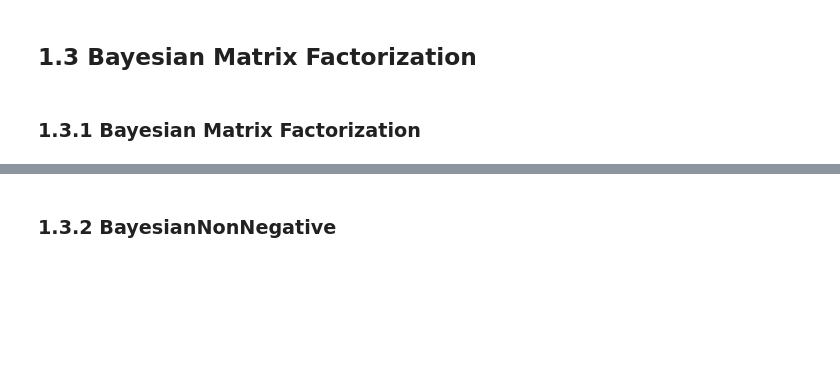
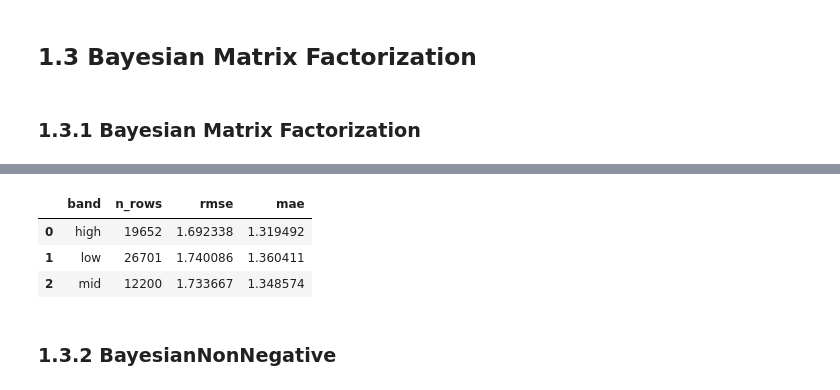
Before and after one commit to Mariogarber/recomendation-system, a Jupyter notebook: colaborative-filtering/recomendation-system.ipynb, the cells around one changed output, grey strips where cells are left out. Drawn from its saved outputs; the diff is of its cells as text; code cells hidden in the pictures; blank space fills up the shorter version.

```diff
--- a/colaborative-filtering/recomendation-system.ipynb
+++ b/colaborative-filtering/recomendation-system.ipynb
@@ -378,7 +510,12 @@ user_bias, item_bias = analyze_biases_with_counts(train_data, bayesian_pmf_with_
 # %%
-ensemble = RatingEnsemble(models=[bayesian_pmf, bayesian_pmf_low_std, bayesian_pmf_with_biases], weights=[0.33, 0.33, 0.34], strategy='mean', clip_range=(1, 10))
+ensemble = RatingEnsemble(models=[bayesian_pmf, bayesian_pmf_low_std, bpmf_with_biases], weights=[0.33, 0.33, 0.34], strategy='mean', clip_range=(1, 10))
 
 evaluator.evaluate(ensemble, test_data)
+# %% [output]
+|  | band | n_rows | rmse | mae |
+| 0 | high | 19652 | 1.692338 | 1.319492 |
+| 1 | low | 26701 | 1.740086 | 1.360411 |
+| 2 | mid | 12200 | 1.733667 | 1.348574 |
 # %% [markdown]
 ### 1.3.2 BayesianNonNegative
 # %%
```
Also changed, not shown: parts of 51 cells of this notebook.
